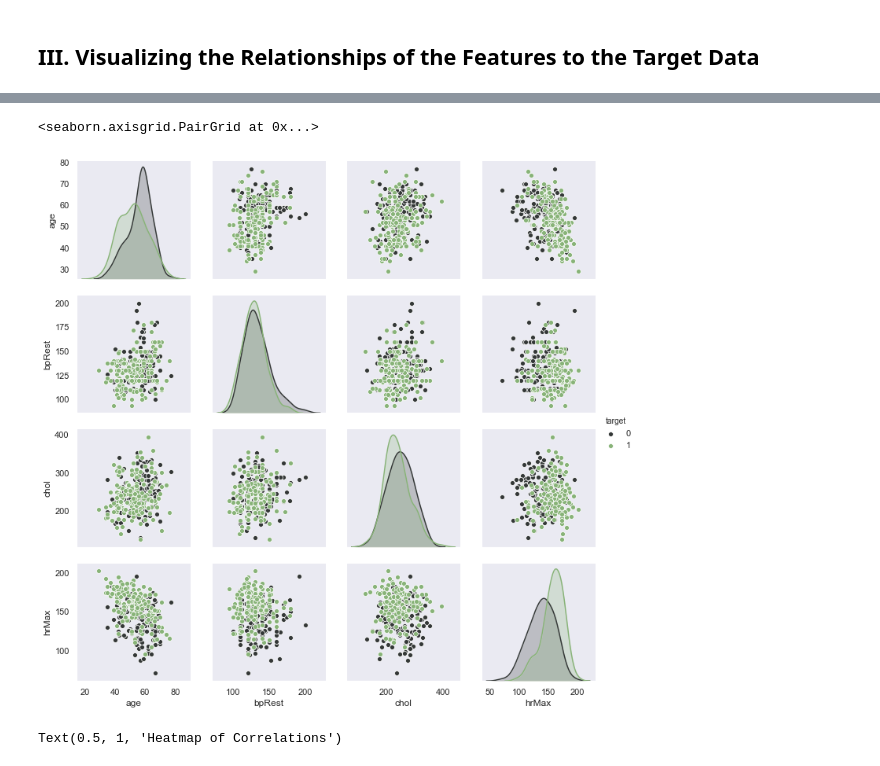
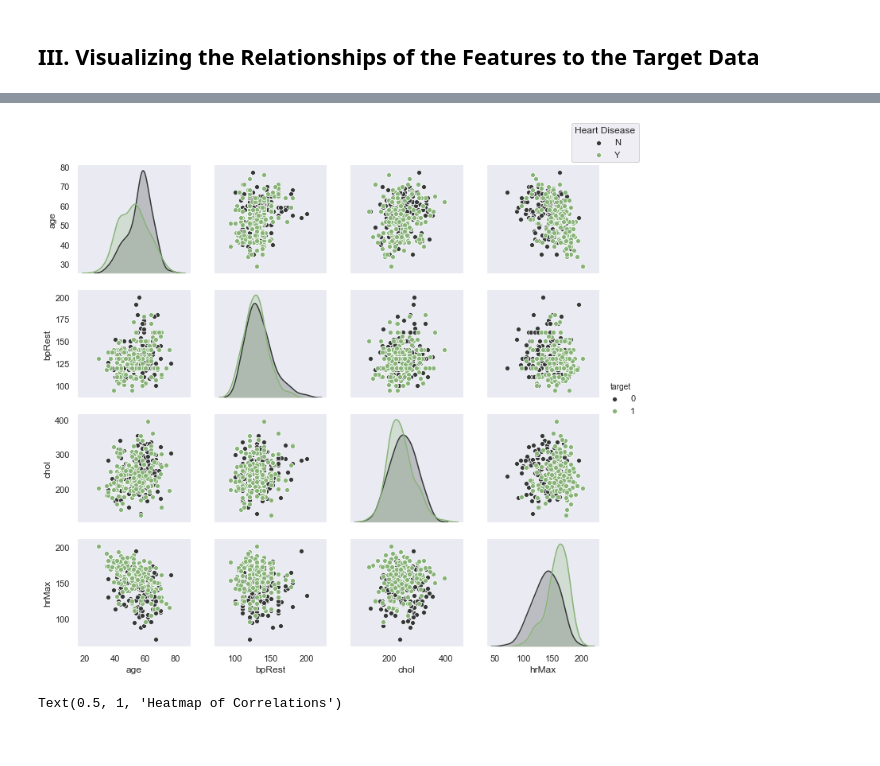
Before and after one commit to ljsauer/LaunchCode, a Jupyter notebook: Final Project - EDA/Heart_Disease_EDA.ipynb, the cells around one changed output, grey strips where cells are left out. Cells and saved outputs as stored; diff of their text form; code cells hidden in the pictures.

```diff
--- a/Final Project - EDA/Heart_Disease_EDA.ipynb
+++ b/Final Project - EDA/Heart_Disease_EDA.ipynb
@@ -146,10 +146,11 @@ I also chose to drop the duplicate row of data, so as to prevent any level of bi
 <img src='Heart-Disease-Overview.png'>
 # %%
 # Plot with only non-categorical variables
-sns.pairplot(data, vars=['age', 'bpRest', 'chol', 'hrMax'], palette=alt_custom, hue='target')
+a = sns.pairplot(data, vars=['age', 'bpRest', 'chol', 'hrMax'], palette=alt_custom, hue='target')
+a.fig.legend("N"+"Y", title='Heart Disease', loc=1)
+a.fig.subplots_adjust(top=0.92, bottom=0.08)
 # %% [output]
-<seaborn.axisgrid.PairGrid at 0x...>
-[figure, old version]
+[figure, new version]
 # %%
 # Correlation Heatmap
 corr = data.corr()
```
Also changed, not shown: parts of 2 cells of this notebook.
